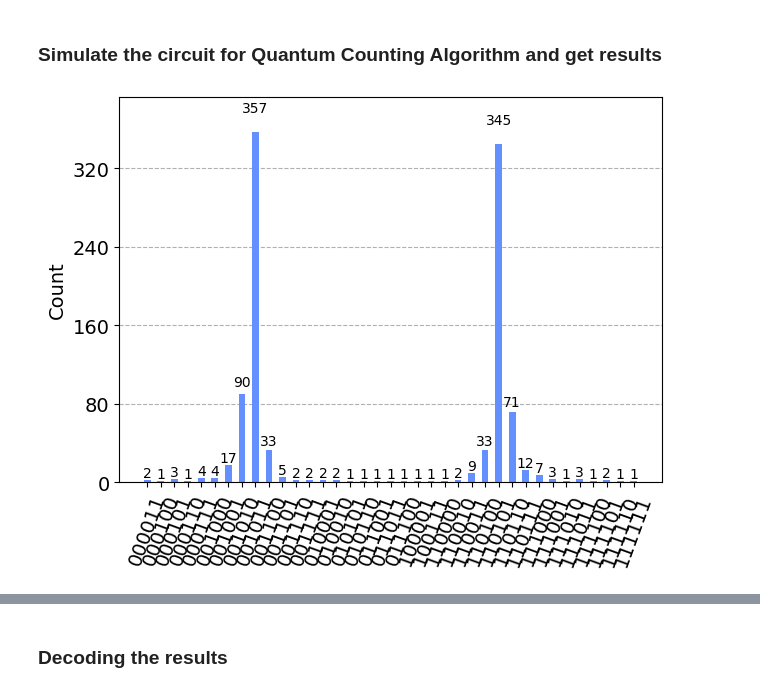
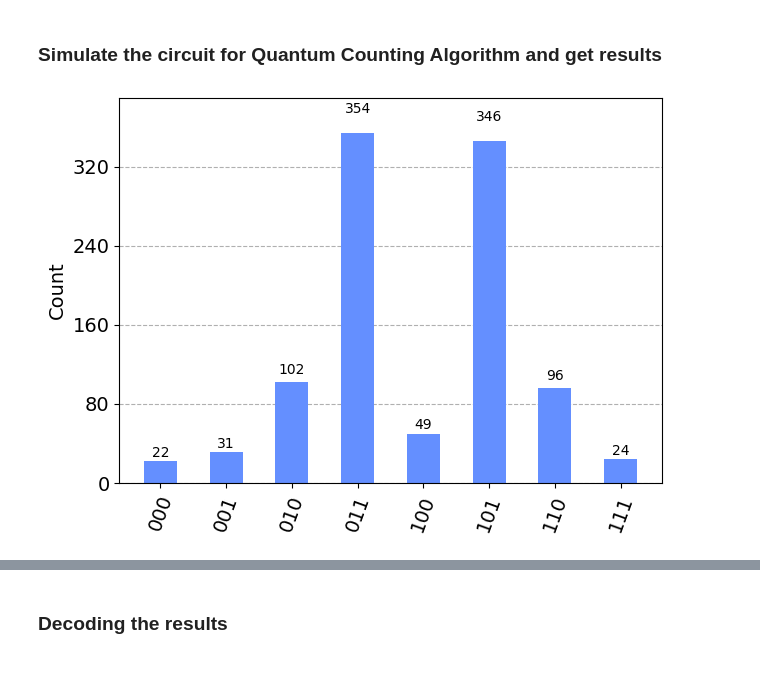
Before and after one commit to ishan616/qiskit-projects-by-ishan, a Jupyter notebook: quantum _counting.ipynb, the cells around one changed output, grey strips where cells are left out. Drawn from its saved outputs; the diff is of its cells as text; code cells hidden in the pictures.

```diff
--- a/quantum _counting.ipynb
+++ b/quantum _counting.ipynb
@@ -142,9 +152,9 @@ def inv_qft(nqubits):
 # %% [markdown]
 ### Build the Circuit for Quantum Counting Alorithm
 # %%
-qcn = 3
-qct = 6
-w_states = [0b010,0b110]
+qcn = 2
+qct = 3
+w_states = [0b01,0b10,0b11]
 
 qc = QuantumCircuit(qct+qcn,qct)
 
@@ -211,7 +221,7 @@ qc.draw('mpl')
 # %%
 qc_sim_job = execute(qc, backend = aer_sim, shots = 1024)
 qc_sim_result = qc_sim_job.result()
-qc_counts = qc_sim_result.get_counts()
-plot_histogram(qc_counts)
+qc_sim_counts = qc_sim_result.get_counts()
+plot_histogram(qc_sim_counts)
 # %% [output]
-[figure, old version]
+[figure, new version]
```
Also changed, not shown: parts of 17 cells of this notebook.
